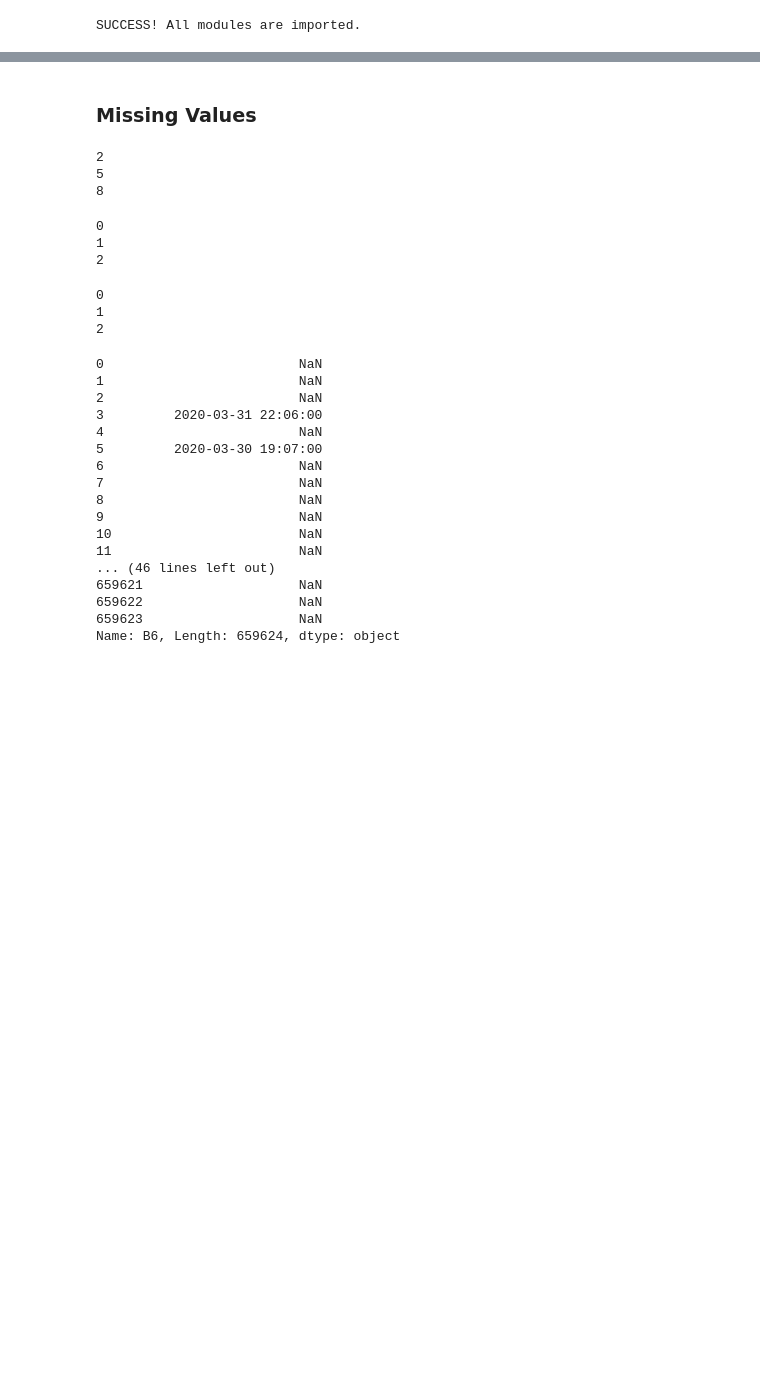
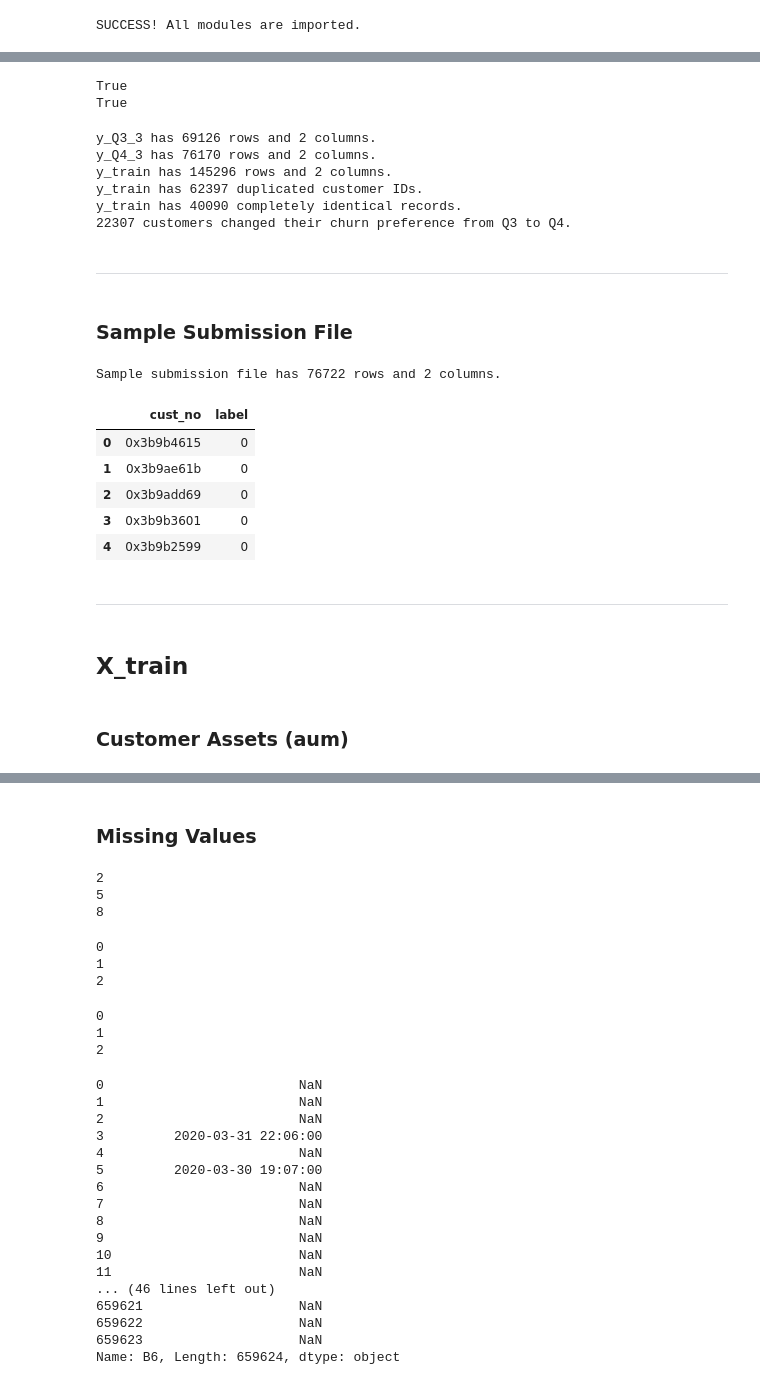
Before and after one commit to tong-jin-nyu/bank-churn-prediction, a Jupyter notebook: dev/data_preprocess.ipynb, the cells around one changed output, grey strips where cells are left out. Saved outputs shown, nothing was run; the diff lists cells and outputs as text; code cells hidden in the pictures; blank space fills up the shorter version.

```diff
--- a/dev/data_preprocess.ipynb
+++ b/dev/data_preprocess.ipynb
@@ -194,0 +91,45 @@ This data set contains customer information in the season Z.
+# %%
+# FOR DISPLAY PURPOSE. SKIP THIS CHUNK.
+# Confirm that all customer IDs are unique
+print(len(y_Q3_3['cust_no'].value_counts()) == y_Q3_3.shape[0])
+print(len(y_Q4_3['cust_no'].value_counts()) == y_Q4_3.shape[0])
+# %% [output]
+True
+True
+# %%
+# FOR DISPLAY PURPOSE. SKIP THIS CHUNK.
+print('y_Q3_3 has {} rows and {} columns.'.format(y_Q3_3.shape[0], y_Q3_3.shape[1]))
+print('y_Q4_3 has {} rows and {} columns.'.format(y_Q4_3.shape[0], y_Q4_3.shape[1]))
+print('y_train has {} rows and {} columns.'.format(y_train.shape[0], y_train.shape[1]))
+print('y_train has {} duplicated customer IDs.'.format(y_train['cust_no'].duplicated().sum()))
+print('y_train has {} completely identical records.'.format(y_train.duplicated().sum()))
+print('{} customers changed their churn preference from Q3 to Q4.'.format(
+    y_train['cust_no'].duplicated().sum()-y_train.duplicated().sum()))
+# %% [output]
+y_Q3_3 has 69126 rows and 2 columns.
+y_Q4_3 has 76170 rows and 2 columns.
+y_train has 145296 rows and 2 columns.
+y_train has 62397 duplicated customer IDs.
+y_train has 40090 completely identical records.
+22307 customers changed their churn preference from Q3 to Q4.
+# %% [markdown]
+----
+# %% [markdown]
+### Sample Submission File
+# %%
+# FOR DISPLAY PURPOSE. SKIP THIS CHUNK.
+sample = pd.read_csv('../instructions/sample_submission.csv')
+print('Sample submission file has {} rows and {} columns.'.format(sample.shape[0], sample.shape[1]))
+display(sample.head())
+# %% [output]
+Sample submission file has 76722 rows and 2 columns.
+|  | cust_no | label |
+| 0 | 0x3b9b4615 | 0 |
+| 1 | 0x3b9ae61b | 0 |
+| 2 | 0x3b9add69 | 0 |
+| 3 | 0x3b9b3601 | 0 |
+| 4 | 0x3b9b2599 | 0 |
+# %% [markdown]
+----
+# %% [markdown]
+## X_train
@@ -194,0 +139,2 @@ This data set contains customer information in the season Z.
+# %% [markdown]
+### Customer Assets (aum)
```
Also changed, not shown: parts of 111 cells of this notebook.
